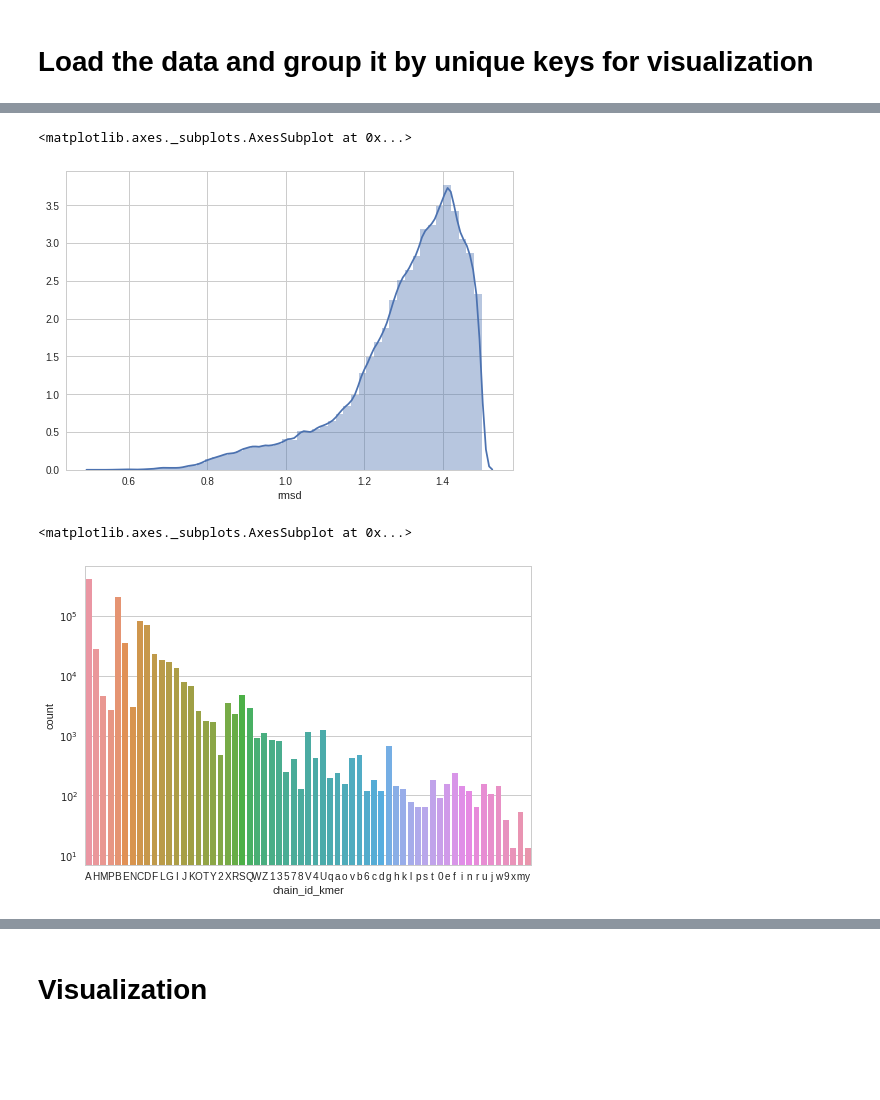
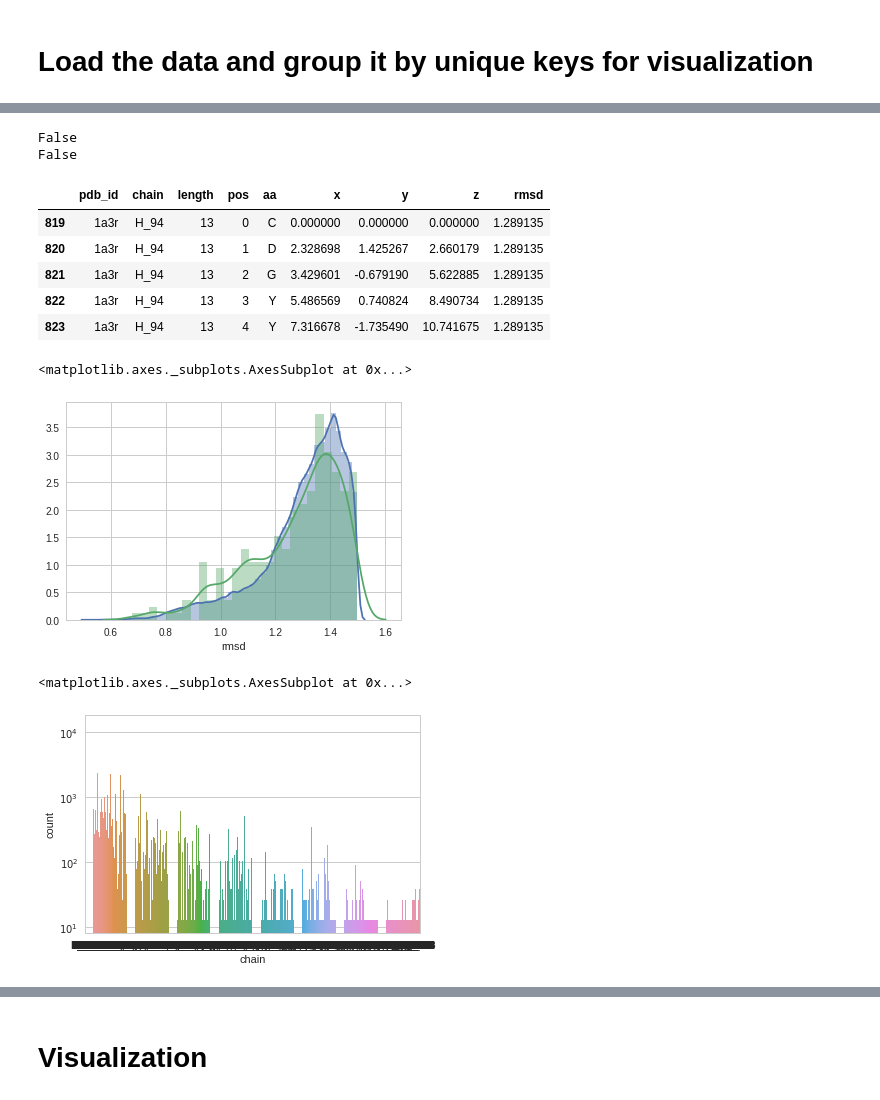
Before and after one commit to antigenomics/tcr-pmhc-study, a Jupyter notebook: loop_model/eda.ipynb, the cells around one changed output, grey strips where cells are left out. Cells and saved outputs as stored; diff of their text form; code cells hidden in the pictures; blank space fills up the shorter version.

```diff
--- a/loop_model/eda.ipynb
+++ b/loop_model/eda.ipynb
@@ -29,0 +25,8 @@ df_put.head()
+# %%
+print(df_put.columns)
+df_put.columns = ["pdb_id", "chain", "start", "length", "pos", "aa", "x", "y", "z", "rmsd"]
+print(df_put.isnull().values.any())
+df_put["chain"] = df_put["chain"] + "_" + df_put["start"].astype('str')
+print(df_put.isnull().values.any())
+df_put.drop(["start"], inplace=True, axis=1)
+df_put.head()
@@ -30,13 +59,46 @@ df_put.head()
+# %%
+print(df_put.isnull().values.any())
+print(df_cdr.isnull().values.any())
+# %% [output]
+False
+False
+# %%
+tmp1 = df_put.loc[(df_put["pos"] == 0) & (df_put["aa"] == "C"), ["pdb_id", "chain"]]
+tmp2 = df_put.loc[((df_put["pos"] == MAX_POS) & (df_put["aa"] == "F")) |
+                  (((df_put["pos"] == MAX_POS) & (df_put["aa"] == "W"))),
+                  ["pdb_id", "chain"]]
+tmp3 = set(tmp1["pdb_id"] + "_" + tmp1["chain"]).intersection(set(tmp2["pdb_id"] + "_" + tmp2["chain"]))
+tmp4 = list(df_put["pdb_id"] + "_" + df_put["chain"])
+
+df_can = df_put.copy()
+indices = []
+for key in sorted(tmp3):
+    indices.extend(range(tmp4.index(key), tmp4.index(key)+13))
+
+df_can = df_can.iloc[indices, :]
+# print(df_put.shape)
+# df_put = df_put.iloc[indices, :]
+# print(df_put.shape)
+# print(df_can.shape)
+df_can.head()
+# %% [output]
+|  | pdb_id | chain | length | pos | aa | x | y | z | rmsd |
+| 819 | 1a3r | H_94 | 13 | 0 | C | 0.000000 | 0.000000 | 0.000000 | 1.289135 |
+| 820 | 1a3r | H_94 | 13 | 1 | D | 2.328698 | 1.425267 | 2.660179 | 1.289135 |
+| 821 | 1a3r | H_94 | 13 | 2 | G | 3.429601 | -0.679190 | 5.622885 | 1.289135 |
+| 822 | 1a3r | H_94 | 13 | 3 | Y | 5.486569 | 0.740824 | 8.490734 | 1.289135 |
+| 823 | 1a3r | H_94 | 13 | 4 | Y | 7.316678 | -1.735490 | 10.741675 | 1.289135 |
 # %%
 sns.distplot(df_put["rmsd"])
+sns.distplot(df_can["rmsd"])
 # %% [output]
 <matplotlib.axes._subplots.AxesSubplot at 0x...>
-[figure, old version]
+[figure, new version]
 # %%
-sns.countplot(df_put["chain_id_kmer"], log="y")
+sns.countplot(df_put["chain"], log="y")
 # %% [output]
 <matplotlib.axes._subplots.AxesSubplot at 0x...>
-[figure, old version]
+[figure, new version]
 # %%
 df_cdr.head()
 # %% [output]
```
Also changed, not shown: parts of 28 cells of this notebook.
